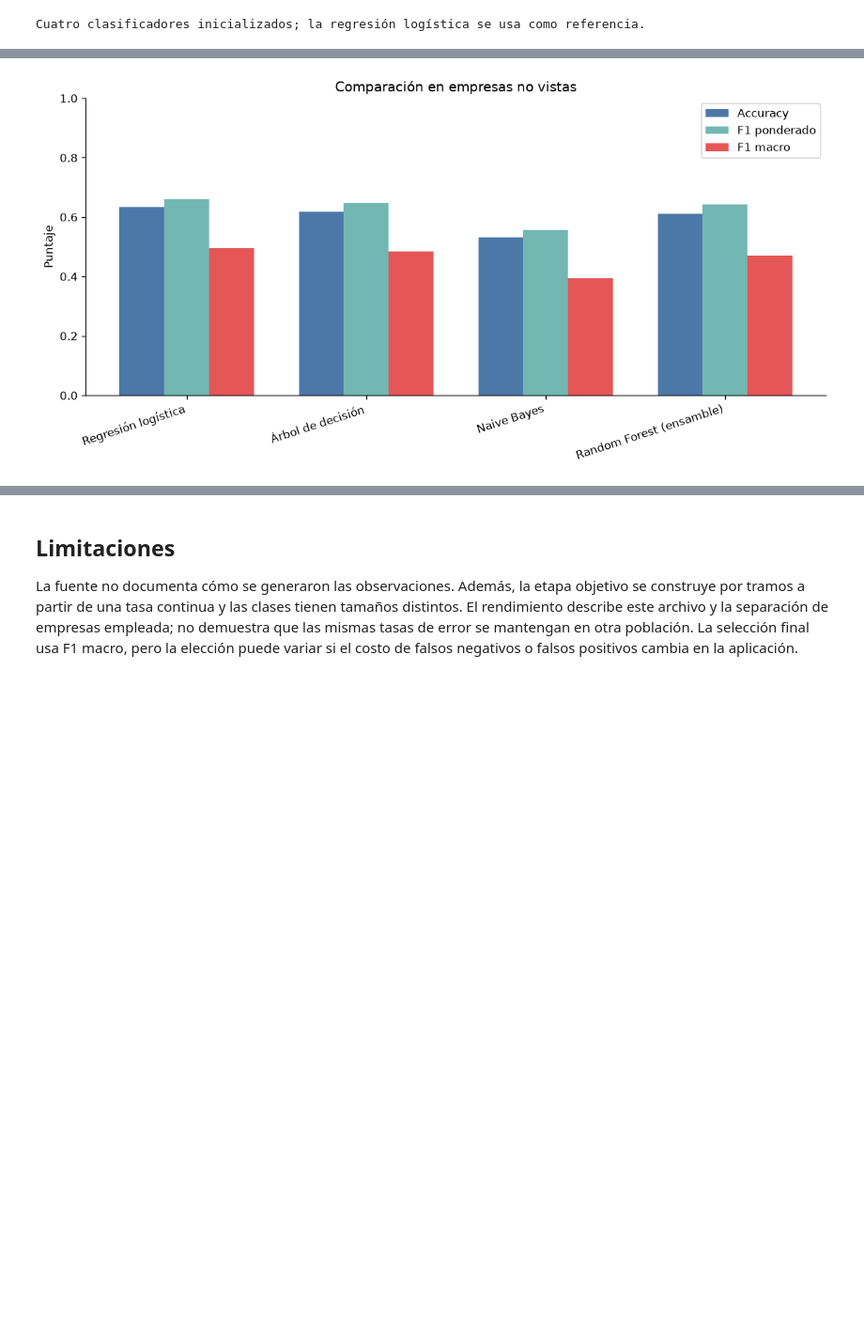
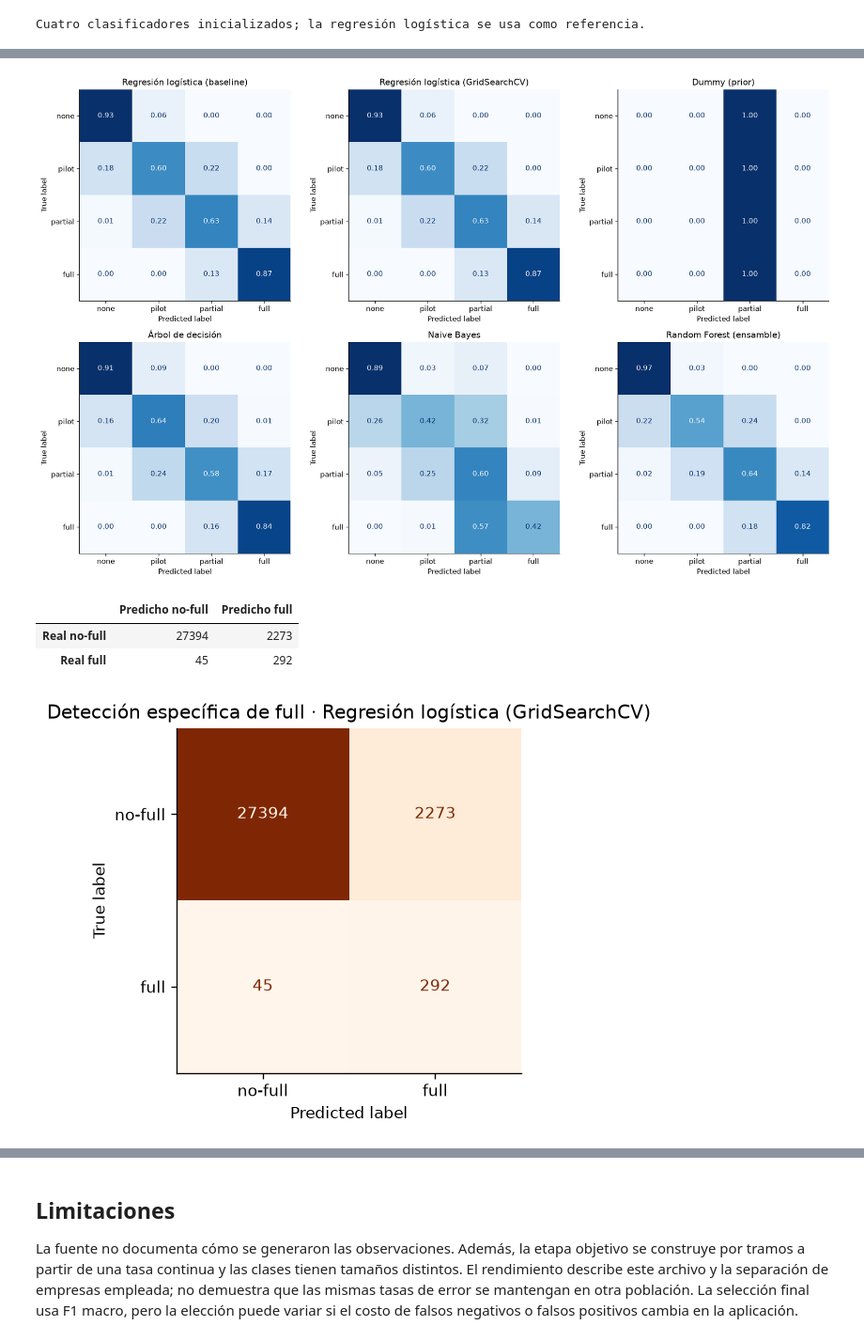
Before and after one commit to TaniaGorosito/aa-2026-entorno, a Jupyter notebook: proyecto_equipo/notebooks/07_clasificacion.ipynb, the cells around one changed output, grey strips where cells are left out. Shown at 94% size. Drawn from its saved outputs; the diff is of its cells as text; code cells hidden in the pictures; blank space fills up the shorter version.

```diff
--- a/proyecto_equipo/notebooks/07_clasificacion.ipynb
+++ b/proyecto_equipo/notebooks/07_clasificacion.ipynb
@@ -234,16 +356,29 @@ plt.show()
 # %%
-fig, ax = plt.subplots(figsize=(10, 5))
-x = np.arange(len(df_comparativa_tp3)); ancho = 0.25
-ax.bar(x-ancho, df_comparativa_tp3["Accuracy (Test)"], ancho, label="Accuracy", color="#4C78A8")
-ax.bar(x, df_comparativa_tp3["F1 ponderado (Test)"], ancho, label="F1 ponderado", color="#72B7B2")
-ax.bar(x+ancho, df_comparativa_tp3["F1 macro (Test)"], ancho, label="F1 macro", color="#E45756")
-ax.set_ylabel("Puntaje")
-ax.set_title("Comparación en empresas no vistas")
-ax.set_xticks(x, df_comparativa_tp3["Modelo"], rotation=18, ha="right")
-ax.set_ylim(0, 1); ax.legend()
-plt.tight_layout()
-plt.savefig(SALIDAS / "comparativa_metricas_tp3.png", dpi=250, bbox_inches="tight")
-plt.show()
+# Matrices de confusión normalizadas por clase para todos los clasificadores.
+fig, axes = plt.subplots(2, 3, figsize=(16, 10))
+for ax, (nombre, pred) in zip(axes.flat, predicciones_test.items()):
+    cm = confusion_matrix(y_test, pred, labels=orden_etapas, normalize="true")
+    ConfusionMatrixDisplay(cm, display_labels=orden_etapas).plot(
+        ax=ax, cmap="Blues", values_format=".2f", colorbar=False
+    )
+    ax.set_title(nombre)
+for ax in axes.flat[len(predicciones_test):]:
+    ax.axis("off")
+plt.tight_layout(); plt.savefig(SALIDAS / "matrices_confusion_tp3.png", dpi=250, bbox_inches="tight"); plt.show()
+
+# Vista binaria específica: detectar la clase rara full frente al resto.
+y_full_real = np.asarray(y_test.astype(str) == "full")
+y_full_pred = np.asarray(predicciones_test[mejor_clasificador].astype(str) == "full")
+cm_full = confusion_matrix(y_full_real, y_full_pred, labels=[False, True])
+display(pd.DataFrame(cm_full, index=["Real no-full", "Real full"], columns=["Predicho no-full", "Predicho full"]))
+fig, ax = plt.subplots(figsize=(5, 4))
+ConfusionMatrixDisplay(cm_full, display_labels=["no-full", "full"]).plot(ax=ax, cmap="Oranges", values_format="d", colorbar=False)
+ax.set_title(f"Detección específica de full · {mejor_clasificador}")
+plt.tight_layout(); plt.savefig(SALIDAS / "confusion_full_tp3.png", dpi=250, bbox_inches="tight"); plt.show()
 # %% [output]
-[figure, old version]
+[figure, new version]
+|  | Predicho no-full | Predicho full |
+| Real no-full | 27394 | 2273 |
+| Real full | 45 | 292 |
+[figure, added]
 # %%
```
Also changed, not shown: parts of 11 cells of this notebook, 2 other files.
